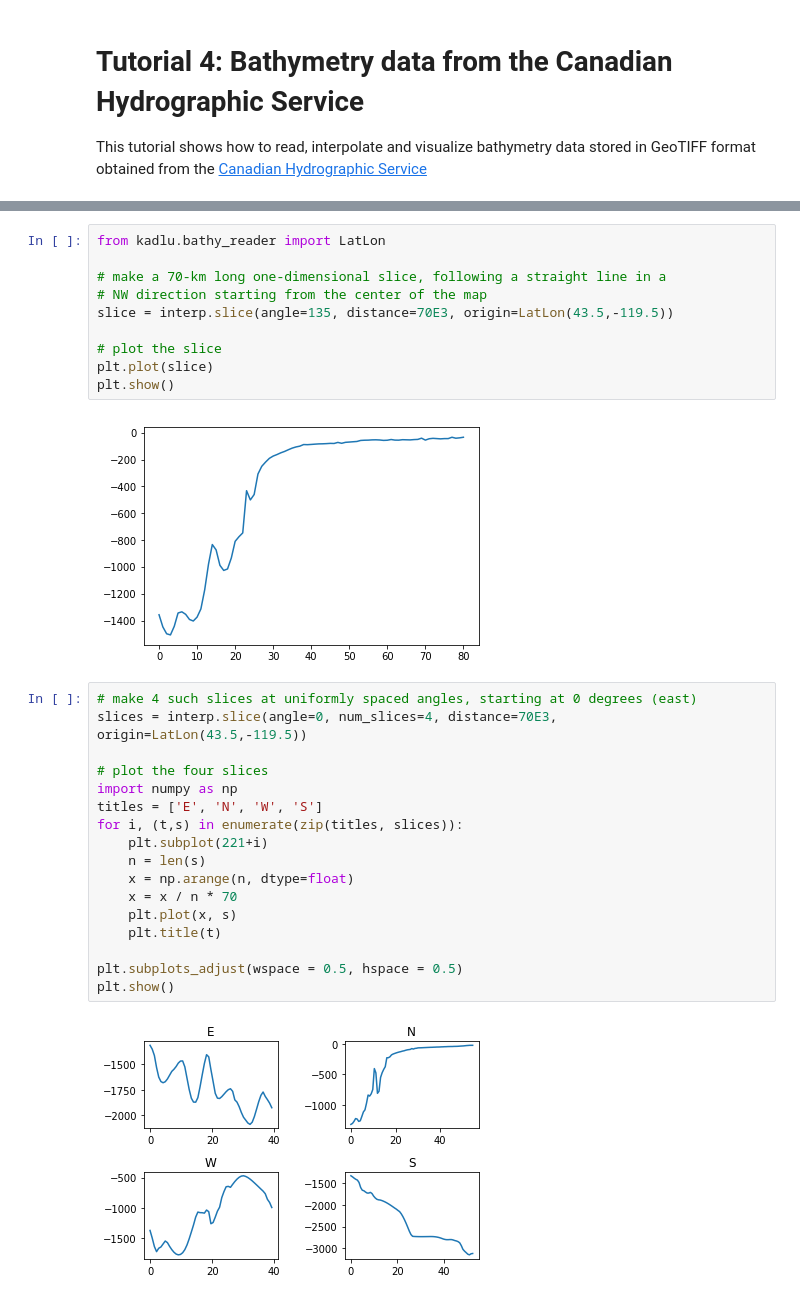
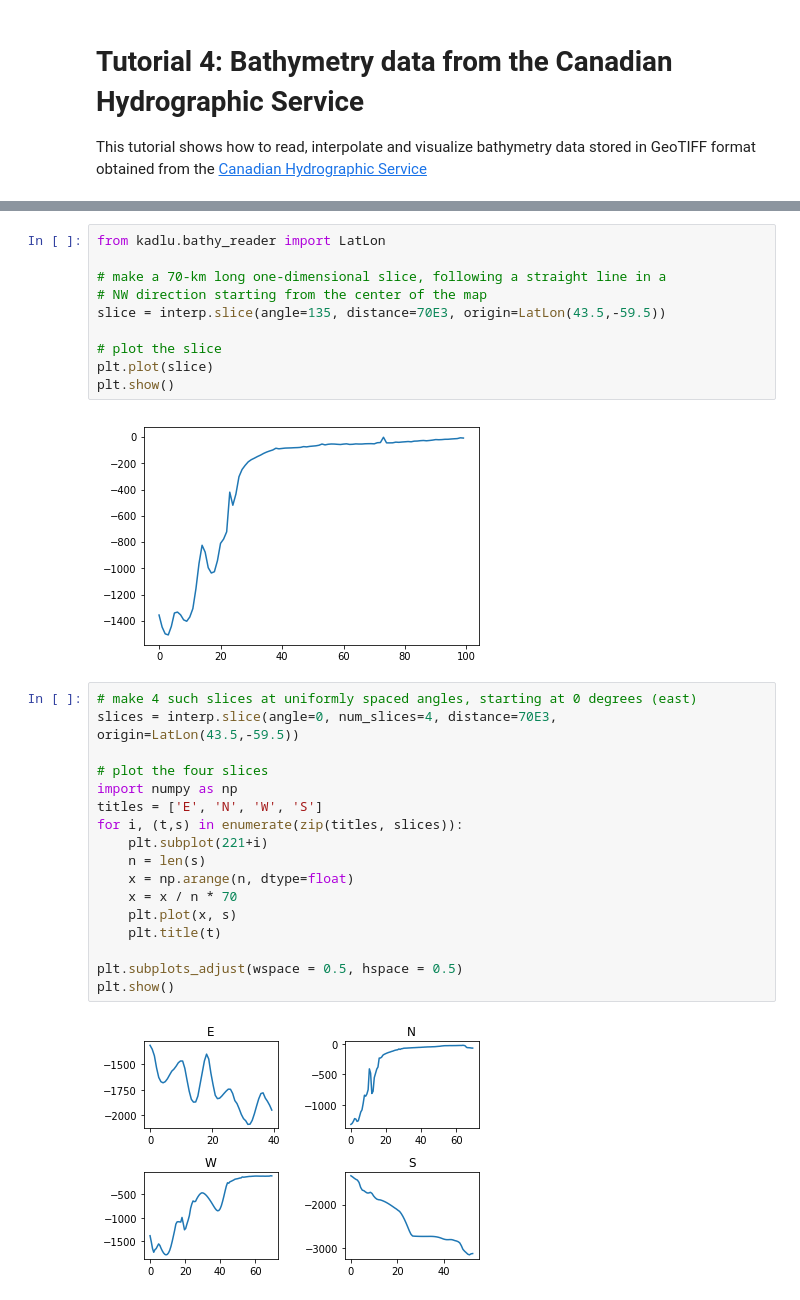
Before and after one commit to cxzhangqi/kadlu, a Jupyter notebook: docs/demo_notebooks/CHS.ipynb, the cells around one changed output, grey strips where cells are left out. Drawn from its saved outputs; the diff is of its cells as text.

```diff
--- a/docs/demo_notebooks/CHS.ipynb
+++ b/docs/demo_notebooks/CHS.ipynb
@@ -32,29 +32,29 @@ from kadlu.bathy_reader import LatLon
 
 # make a 70-km long one-dimensional slice, following a straight line in a
 # NW direction starting from the center of the map
-slice = interp.slice(angle=135, distance=70E3, origin=LatLon(43.5,-119.5))
+slice = interp.slice(angle=135, distance=70E3, origin=LatLon(43.5,-59.5))
 
 # plot the slice
 plt.plot(slice)
 plt.show()
 # %% [output]
-[figure, old version]
+[figure, new version]
 # %%
 # make 4 such slices at uniformly spaced angles, starting at 0 degrees (east)
-slices = interp.slice(angle=0, num_slices=4, distance=70E3, origin=LatLon(43.5,-119.5))
+slices = interp.slice(angle=0, num_slices=4, distance=70E3, origin=LatLon(43.5,-59.5))
 
 # plot the four slices
 import numpy as np
 titles = ['E', 'N', 'W', 'S']
 for i, (t,s) in enumerate(zip(titles, slices)):
     plt.subplot(221+i)
     n = len(s)
     x = np.arange(n, dtype=float)
     x = x / n * 70
     plt.plot(x, s)
     plt.title(t)
 
 plt.subplots_adjust(wspace = 0.5, hspace = 0.5)
 plt.show()
 # %% [output]
-[figure, old version]
+[figure, new version]
```
Also changed, not shown: parts of 2 cells of this notebook.
